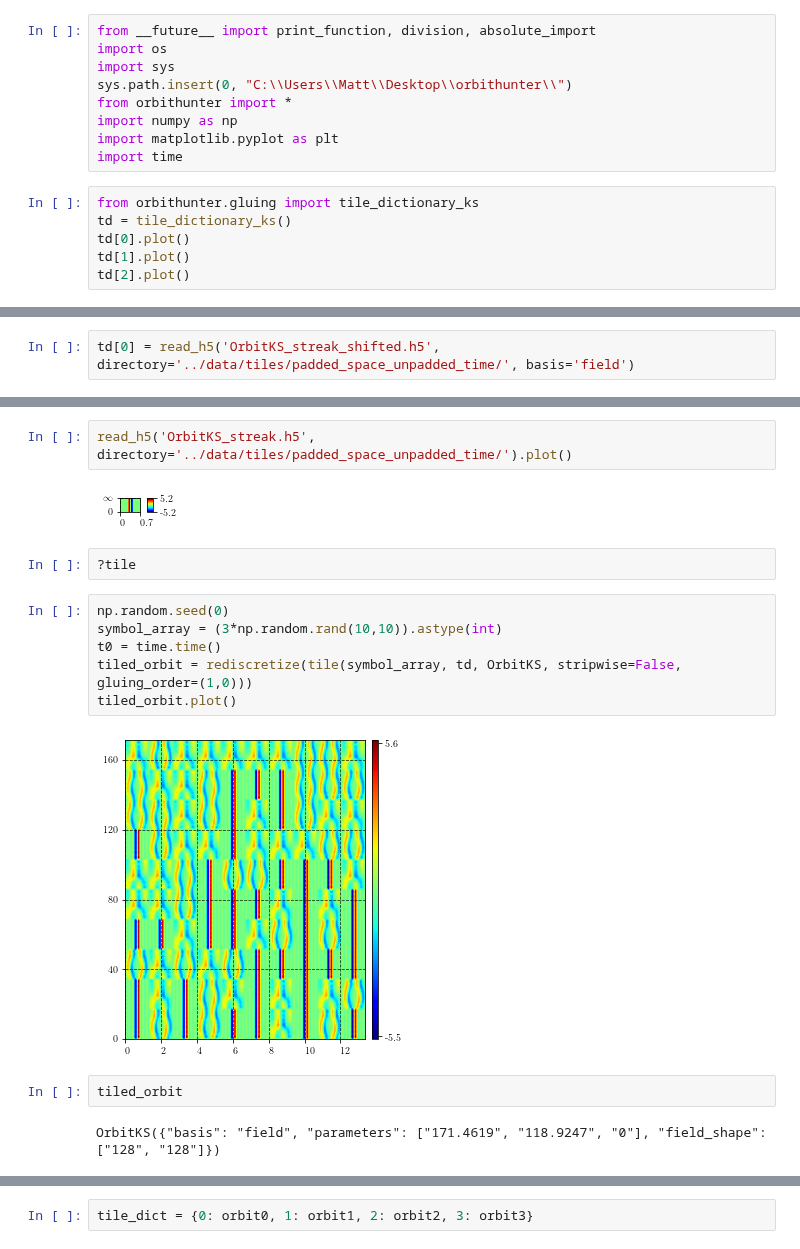
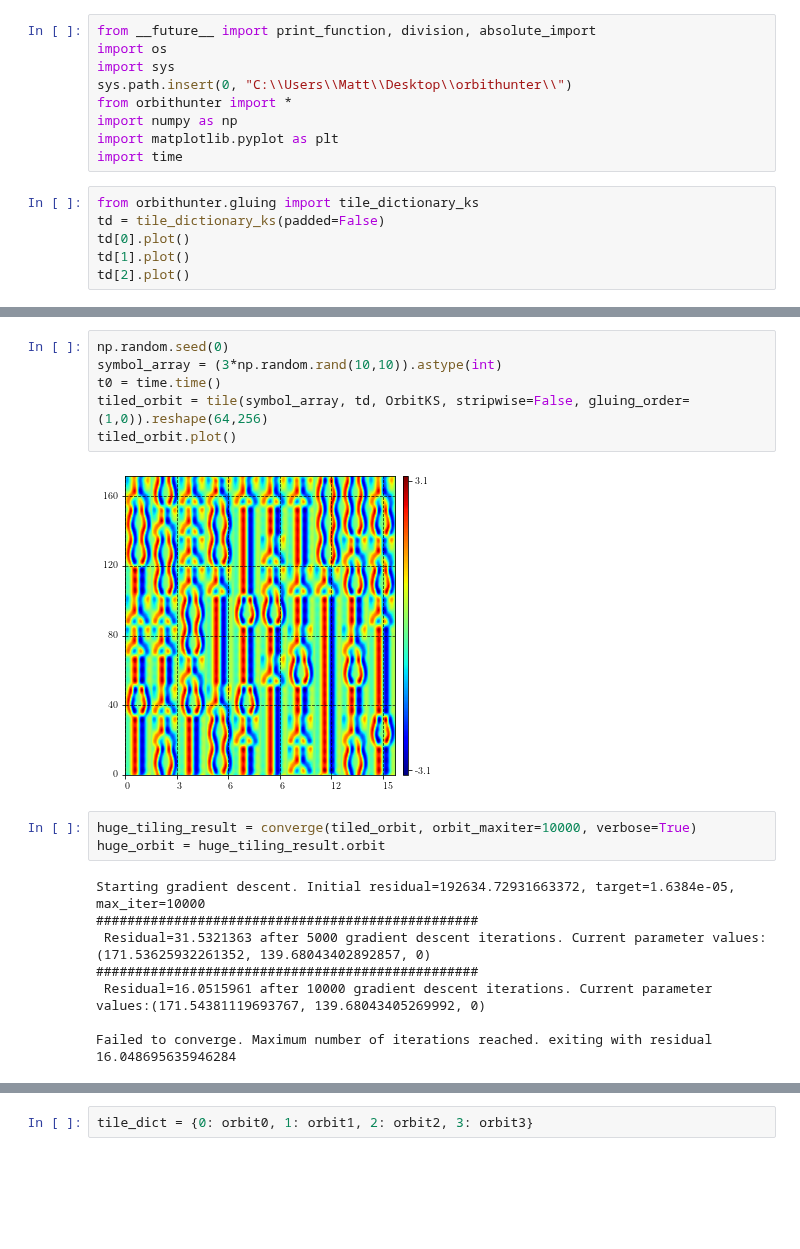
Before and after one commit to chaotic-systems/orbithunter, a Jupyter notebook: notebooks/gluing_demo.ipynb, the cells around one changed output, grey strips where cells are left out. Cells and saved outputs as stored; diff of their text form; blank space fills up the shorter version.

```diff
--- a/notebooks/gluing_demo.ipynb
+++ b/notebooks/gluing_demo.ipynb
@@ -9,7 +9,7 @@ import matplotlib.pyplot as plt
 import time
 # %%
 from orbithunter.gluing import tile_dictionary_ks
-td = tile_dictionary_ks()
+td = tile_dictionary_ks(padded=False)
 td[0].plot()
 td[1].plot()
 td[2].plot()
@@ -24,2 +19,0 @@ read_h5('OrbitKS_streak.h5', directory='../data/tiles/padded_space_unpadded_time
-# %%
-td[0] = read_h5('OrbitKS_streak_shifted.h5', directory='../data/tiles/padded_space_unpadded_time/', basis='field')
@@ -55,18 +54,19 @@ result.orbit.plot()
-# %%
-read_h5('OrbitKS_streak.h5', directory='../data/tiles/padded_space_unpadded_time/').plot()
-# %% [output]
-[figure, removed]
-# %%
-?tile
 # %%
 np.random.seed(0)
 symbol_array = (3*np.random.rand(10,10)).astype(int)
 t0 = time.time()
-tiled_orbit = rediscretize(tile(symbol_array, td, OrbitKS, stripwise=False, gluing_order=(1,0)))
+tiled_orbit = tile(symbol_array, td, OrbitKS, stripwise=False, gluing_order=(1,0)).reshape(64,256)
 tiled_orbit.plot()
 # %% [output]
-[figure, old version]
+[figure, new version]
-# %%
-tiled_orbit
-# %% [output]
-OrbitKS({"basis": "field", "parameters": ["171.4619", "118.9247", "0"], "field_shape": ["128", "128"]})
+# %%
+huge_tiling_result = converge(tiled_orbit, orbit_maxiter=10000, verbose=True)
+huge_orbit = huge_tiling_result.orbit
+# %% [output]
+Starting gradient descent. Initial residual=192634.72931663372, target=1.6384e-05, max_iter=10000
+#################################################
+ Residual=31.5321363 after 5000 gradient descent iterations. Current parameter values:(171.53625932261352, 139.68043402892857, 0)
+#################################################
+ Residual=16.0515961 after 10000 gradient descent iterations. Current parameter values:(171.54381119693767, 139.68043405269992, 0)
+
+Failed to converge. Maximum number of iterations reached. exiting with residual 16.048695635946284
```
Also changed, not shown: parts of 21 cells of this notebook, 42 other files.
